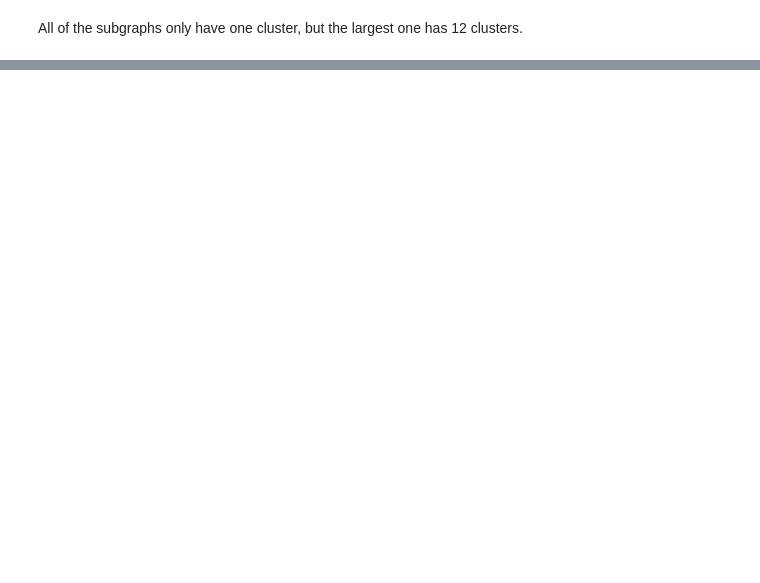
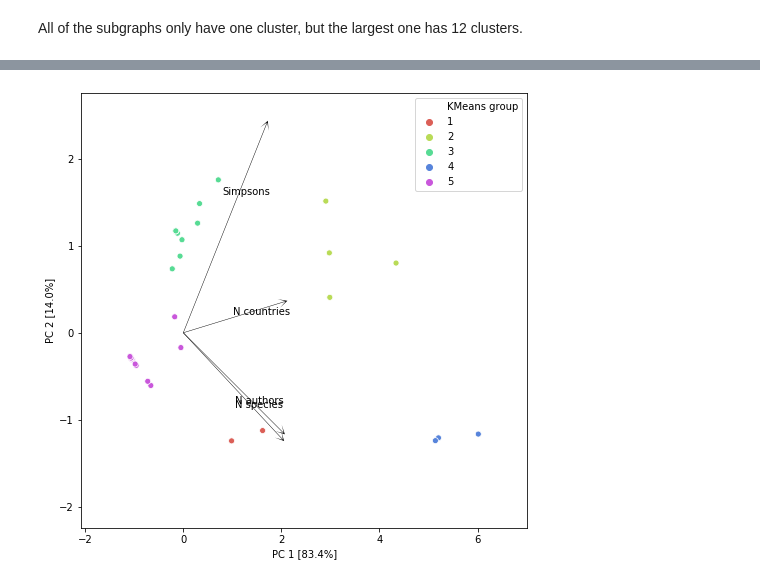
Before and after one commit to eunices/masters-thesis-code, a Jupyter notebook: 2019-09-24-coauthor-networkx/2019-11-07-coauthor-network-modularity.ipynb, the cells around one changed output, grey strips where cells are left out. Cells and saved outputs as stored; diff of their text form; code cells hidden in the pictures; blank space fills up the shorter version.

Commit message:
[EJYS] Improve on network analysis modularity aspect

```diff
--- a/2019-09-24-coauthor-networkx/2019-11-07-coauthor-network-modularity.ipynb
+++ b/2019-09-24-coauthor-networkx/2019-11-07-coauthor-network-modularity.ipynb
@@ -252,0 +335,39 @@ countries_summary
+# %%
+# Get the PCA components (loadings)
+PCs = pca.components_
+
+# Use quiver to generate the basic plot
+fig = plt.figure(figsize=(8, 8))
+plt.quiver(np.zeros(PCs.shape[1]), np.zeros(PCs.shape[1]),
+           PCs[0,:]*4, PCs[1,:]*3,
+           angles='xy', scale_units='xy', scale=1,
+           width = 0.001, headwidth = 20, headlength = 20)
+
+# Add labels based on feature names (here just numbers)
+feature_names = ['N authors', 'N countries', 'N species', 'Simpsons']
+for i,j,z in zip(PCs[1,:]*2, PCs[0,:]*3, feature_names):
+    plt.text(j, i, z, ha='center', va='center')
+
+# # Add unit circle
+# circle = plt.Circle((0,0), 1, facecolor='none', edgecolor='b')
+# plt.gca().add_artist(circle)
+
+# Ensure correct aspect ratio and axis limits
+# plt.axis('equal')
+plt.xlim([countries_summary['PC1'].min()-1, countries_summary['PC1'].max()+1])
+plt.ylim([countries_summary['PC2'].min()-1, countries_summary['PC2'].max()+1])
+
+# Plot value
+n_colours = len(countries_summary['KMeans group'].unique())
+sns.scatterplot(countries_summary['PC1'], countries_summary['PC2'],
+                hue=countries_summary['KMeans group'], palette=sns.color_palette("hls", n_colours), legend="brief")
+
+# Label axes
+xlab = "PC 1 [" + str(round(var[0]*100, 1)) + "%]"
+plt.xlabel(xlab)
+ylab = "PC 2 [" + str(round(var[1]*100, 1)) + "%]"
+plt.ylabel(ylab)
+
+plt.show()
+# %% [output]
+[figure, added]
```
Also changed, not shown: parts of 41 cells of this notebook, 1 other file.
